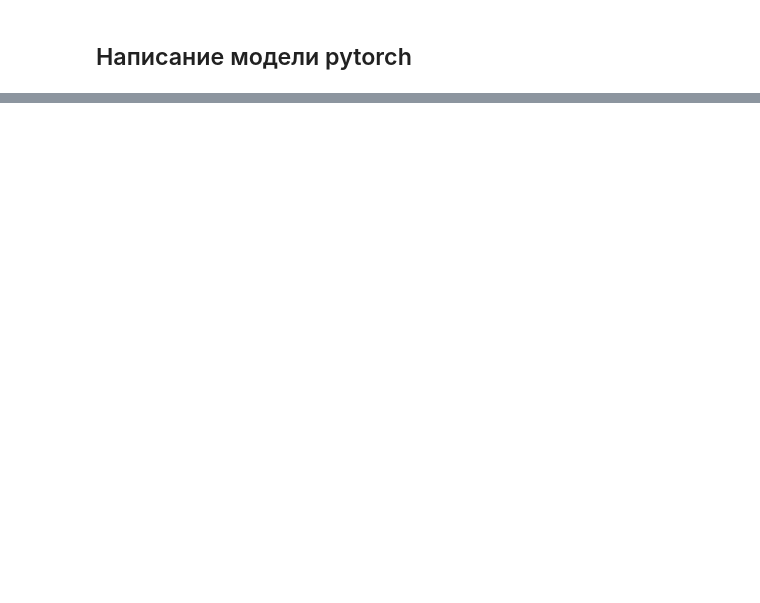
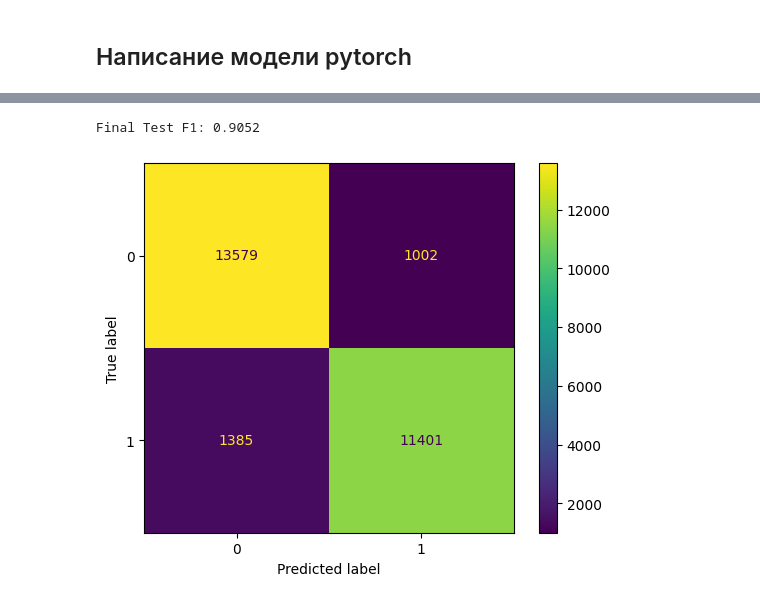
Before and after one commit to wheheheheh/carsharing-project, a Jupyter notebook: main.ipynb, the cells around one changed output, grey strips where cells are left out. Cells and saved outputs as stored; diff of their text form; code cells hidden in the pictures; blank space fills up the shorter version.

```diff
--- a/main.ipynb
+++ b/main.ipynb
@@ -70,8 +71,8 @@ def get_data() -> pd.DataFrame:
         '''
         data = pd.read_sql_query(query, con=engine)
         return data
-    except Exception:
-        print(f'Error: {Exception}')
+    except Exception as e:
+        print(f'Error: {e}')
         return None
 # %%
 data = get_data()
@@ -122,6 +123,7 @@ data.vehicle_transmission = data.vehicle_transmission.fillna('unknown').astype('
 data = data[data['vehicle_age'] < 161.0]
 data['insurance_premium'] = data['insurance_premium'].fillna(-1)
 data['collision_hour'] = data['collision_hour'].interpolate()
+data.at_fault = data.at_fault.astype('int')
 # %%
 # report = sv.analyze(data)
 # report.show_notebook()
@@ -424,0 +436,43 @@ Trial 3 | Epoch  10 | Val F1: 0.9044 | Best F1: 0.9044 @ Epoch 5
+# %%
+best_params = study.best_params
+final_model = Net(
+    input_size=X_train.shape[1],
+    hidden_units=best_params['hidden_units'],
+    dropout_rate=best_params['dropout_rate']
+).to(device)
+
+optimizer = torch.optim.Adam(final_model.parameters(), lr=best_params['lr'])
+train_loader = DataLoader(train_dataset_torch,
+                         batch_size=best_params['batch_size'],
+                         shuffle=True)
+loss_fn = nn.BCEWithLogitsLoss()
+
+for epoch in range(200):
+    for inputs, labels in train_loader:
+        inputs, labels = inputs.to(device), labels.to(device)
+
+        optimizer.zero_grad()
+        outputs = final_model(inputs)
+        loss = loss_fn(outputs, labels.unsqueeze(1))
+        loss.backward()
+        optimizer.step()
+
+final_model.eval()
+with torch.no_grad():
+    test_outputs = final_model(X_test_torch.to(device))
+    predicted = (test_outputs > 0.5).float()
+    final_f1 = f1_score(
+        y_test_torch.cpu().numpy(),
+        predicted.cpu().numpy(),
+        average='binary'
+    )
+    print(f"Final Test F1: {final_f1:.4f}")
+# %% [output]
+Final Test F1: 0.9052
+# %%
+cm_pytorch = confusion_matrix(y_test_torch.cpu().numpy(), predicted.cpu().numpy())
+disp = ConfusionMatrixDisplay(confusion_matrix=cm_pytorch)
+disp.plot()
+plt.show()
+# %% [output]
+[figure, added]
```
Also changed, not shown: parts of 16 cells of this notebook.
